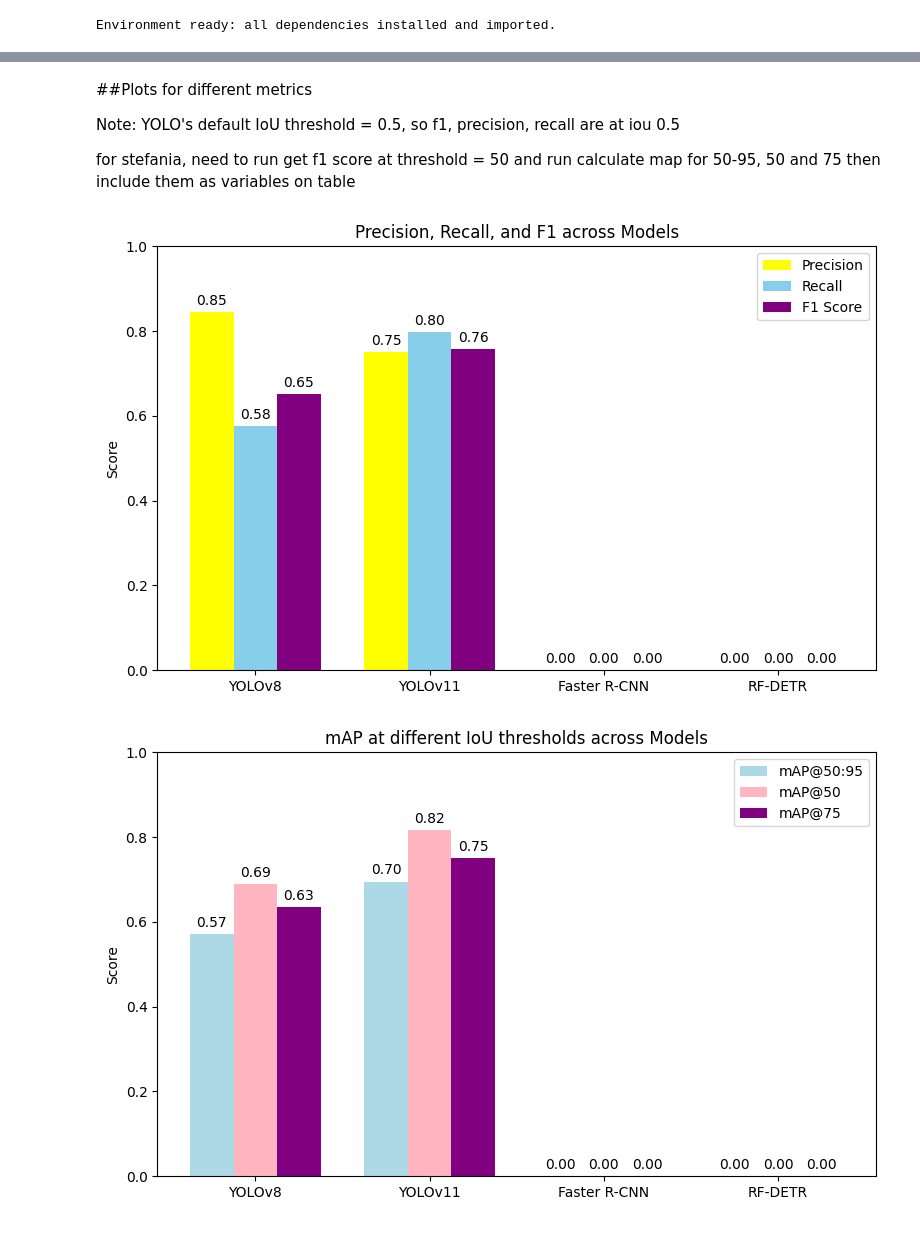
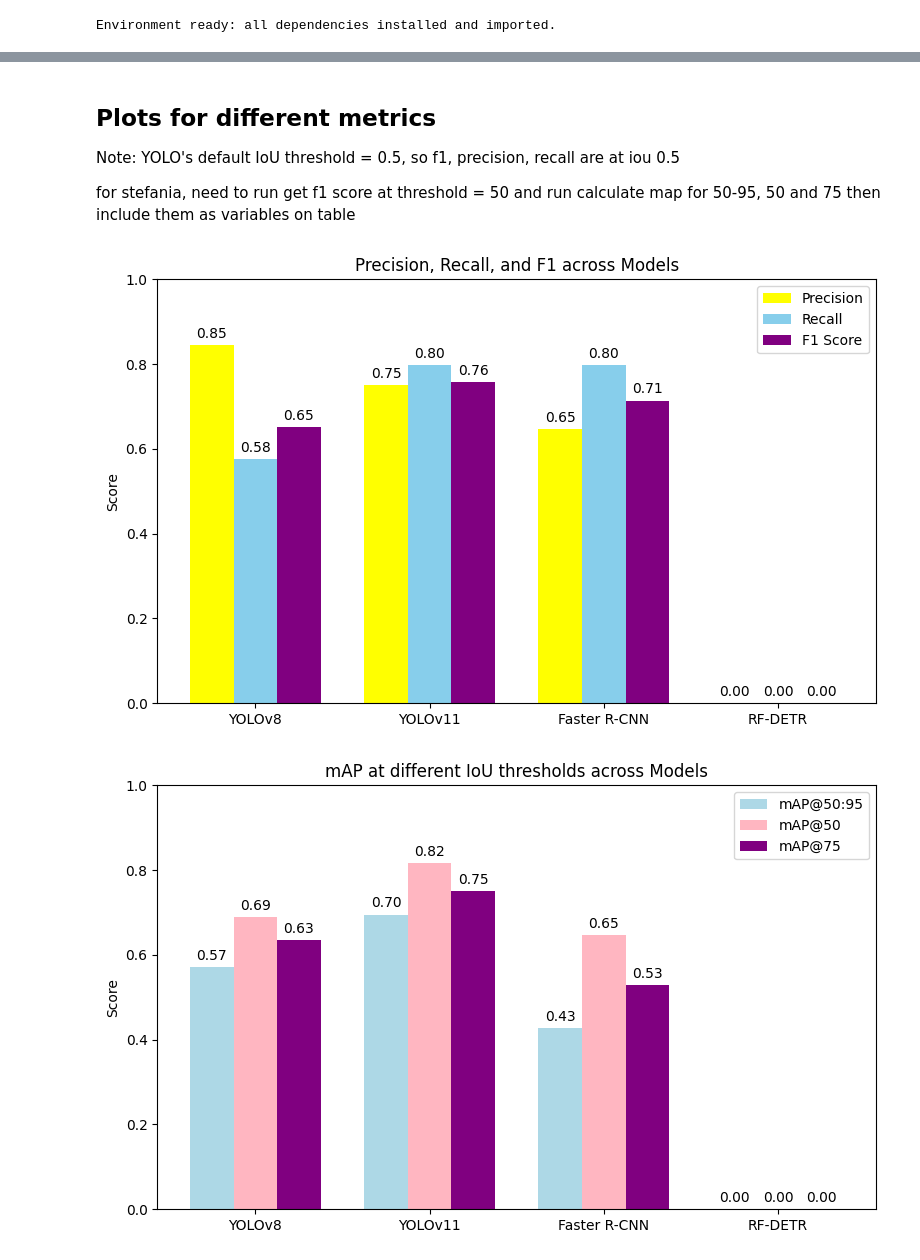
Before and after one commit to liv0ri/Computer-Vision-2, a Jupyter notebook: 2c_results_comparison.ipynb, the cells around one changed output, grey strips where cells are left out. Drawn from its saved outputs; the diff is of its cells as text; code cells hidden in the pictures.

```diff
--- a/2c_results_comparison.ipynb
+++ b/2c_results_comparison.ipynb
@@ -86,7 +94,7 @@ Evaluating YOLO architectures
 DATA_YAML = "Assignment Material/YOLO_COCO/data.yaml"
 
 # loading our trained yolov8 model
-yolov8_model = YOLO("/content/drive/MyDrive/models_best_weights/yolov8/best.pt")
+yolov8_model = YOLO("models_best_weights/yolov8/best.pt")
 
 # evaluating model on the validation set
 yolov8_metrics = yolov8_model.val(data=DATA_YAML)
@@ -111,8 +117,8 @@ FileNotFoundError: 'Assignment Materials/YOLO_COCO/data.yaml' does not exist
 # %%
-DATA_YAML = "/content/drive/MyDrive/Computer-Vision-2-main/Assignment Material/YOLO_COCO/data.yaml"
+DATA_YAML = "Assignment Material/YOLO_COCO/data.yaml"
 
 # loading our trained yolov11 model
-yolov11_model = YOLO("/content/drive/MyDrive/models_best_weights/yolov11/best.pt")
+yolov11_model = YOLO("models_best_weights/yolov11/best.pt")
 
 yolov11_metrics = yolov11_model.val(data=DATA_YAML)
 # %% [output]
@@ -143,0 +150,13 @@ Evaluating FasterRCNN
+# %%
+ANNOTATION_FILE_VAL = "Assignment Material/COCO-based_COCO/annotations/val.json"
+DATA_DIR_VAL = "Assignment Material/COCO-based_COCO/images/val"
+ANNOTATION_FILE_TEST = "Assignment Material/COCO-based_COCO/annotations/test.json"
+DATA_DIR_TEST = "Assignment Material/COCO-based_COCO/images/test"
+with open(ANNOTATION_FILE_VAL, "r") as f:
+    data = json.load(f)
+CLASS_ID_TO_NAME = {cat["id"]: cat["name"] for cat in data["categories"]}
+NUM_CLASSES = len(CLASS_ID_TO_NAME) + 1
+model = get_faster_rcnn(NUM_CLASSES)
+model.load_state_dict(
+    torch.load(r".\models\faster_rcnn\FINAL_epochs25_lr_0.005_momentum_0.9_weight_0.0005_faster_rcnn.pt", map_location=device)
+)
@@ -148,17 +283,19 @@ Evaluating FasterRCNN
 # %% [markdown]
-##Plots for different metrics
+## Plots for different metrics
 
 Note: YOLO's default IoU threshold = 0.5, so f1, precision, recall are at iou 0.5
 
 for stefania, need to run get f1 score at threshold = 50 and run calculate map for 50-95, 50 and 75 then include them as variables on table
 # %%
 # Metrics
+%matplotlib inline
+
 models = ["YOLOv8", "YOLOv11", "Faster R-CNN", "RF-DETR"]
 
 # lists with values
-precision = [yolov8_metrics.box.mp, yolov11_metrics.box.mp, 0.00, 0.00]  # replace 0.00 with actual values
-recall    = [yolov8_metrics.box.mr, yolov11_metrics.box.mr, 0.00, 0.00]  # replace 0.00 with actual values
-f1        = [mean_f1_v8, mean_f1_v11, 0.00, 0.00]                        # replace 0.00 with actual values
+precision = [yolov8_metrics.box.mp, yolov11_metrics.box.mp, results_faster_rcnn["precision"], 0.00]  # replace 0.00 with actual values
+recall    = [yolov8_metrics.box.mr, yolov11_metrics.box.mr, results_faster_rcnn["recall"], 0.00]    # replace 0.00 with actual values
+f1        = [mean_f1_v8, mean_f1_v11, results_faster_rcnn["f1"], 0.00]                               # replace 0.00 with actual values
 
 x = np.arange(len(models))  # label locations
 width = 0.25                # width of the bars
@@ -193,38 +330,38 @@ autolabel(rects3)
 plt.tight_layout()
 plt.show()
 
-map5095 = [yolov8_metrics.box.map, yolov11_metrics.box.map, 0.00, 0.00] # replace 0.00
-map50 = [yolov8_metrics.box.map50, yolov11_metrics.box.map50, 0.00, 0.00] # replace 0.00
-map77 = [yolov8_metrics.box.map75, yolov11_metrics.box.map75, 0.00, 0.00] # replace 0.00
+map5095 = [yolov8_metrics.box.map, yolov11_metrics.box.map, results_faster_rcnn["mAP5095"], 0.00] # replace 0.00
+map50 = [yolov8_metrics.box.map50, yolov11_metrics.box.map50, results_faster_rcnn["mAP50"], 0.00] # replace 0.00
+map77 = [yolov8_metrics.box.map75, yolov11_metrics.box.map75, results_faster_rcnn["mAP75"], 0.00] # replace 0.00
 
 fig, ax = plt.subplots(figsize=(8,5))
 
 rects1 = ax.bar(x - width, map5095, width, label='mAP@50:95', color='lightblue')
 rects2 = ax.bar(x, map50, width, label='mAP@50', color='lightpink')
 rects3 = ax.bar(x + width, map77, width, label='mAP@75', color='purple')
 
 ax.set_ylabel('Score')
 ax.set_title('mAP at different IoU thresholds across Models')
 ax.set_xticks(x)
 ax.set_xticklabels(models)
 ax.set_ylim(0, 1.0)
 ax.legend()
 
 def autolabel(rects):
     for rect in rects:
         height = rect.get_height()
         ax.annotate(f'{height:.2f}',
                     xy=(rect.get_x() + rect.get_width() / 2, height),
                     xytext=(0,3),
                     textcoords="offset points",
                     ha='center', va='bottom', fontsize=10)
 
 autolabel(rects1)
 autolabel(rects2)
 autolabel(rects3)
 
 plt.tight_layout()
 plt.show()
 # %% [output]
-[figure, old version]
+[figure, new version]
-[figure, old version]
+[figure, new version]
```
Also changed, not shown: parts of 25 cells of this notebook, 26 other files.
